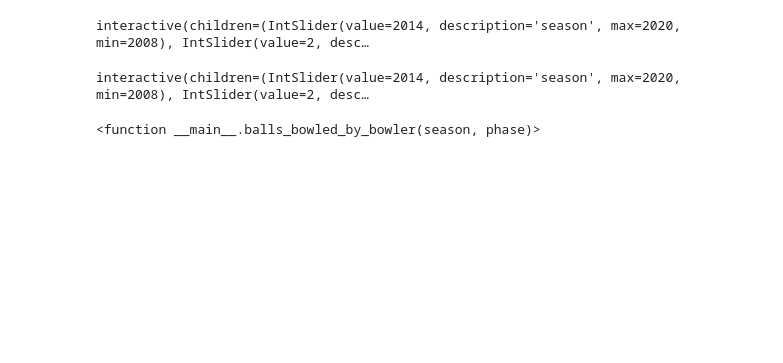
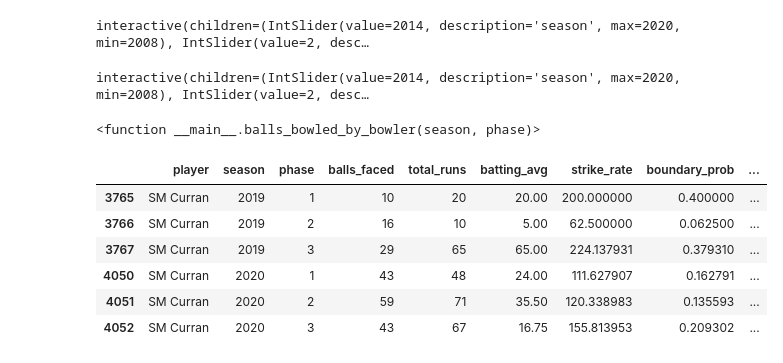
Before and after one commit to rohitbhamidi/ipl-player-salary, a Jupyter notebook: 1-DataWrangling.ipynb, the cells around one changed output. Saved outputs shown, nothing was run; the diff lists cells and outputs as text; code cells hidden in the pictures; blank space fills up the shorter version.

Commit message:
merged player stats, +pkl files

```diff
--- a/1-DataWrangling.ipynb
+++ b/1-DataWrangling.ipynb
@@ -697,0 +690,10 @@ general_comb = general_comb.sort_values(['Team','Season', 'SalaryUSD'], ascendin
+# %%
+batting_comb[batting_comb['player']=='SM Curran'].sort_values(['season','phase'])
+# %% [output]
+|  | player | season | phase | balls_faced | total_runs | batting_avg | strike_rate | boundary_prob | ... |
+| 3765 | SM Curran | 2019 | 1 | 10 | 20 | 20.00 | 200.000000 | 0.400000 | ... |
+| 3766 | SM Curran | 2019 | 2 | 16 | 10 | 5.00 | 62.500000 | 0.062500 | ... |
+| 3767 | SM Curran | 2019 | 3 | 29 | 65 | 65.00 | 224.137931 | 0.379310 | ... |
+| 4050 | SM Curran | 2020 | 1 | 43 | 48 | 24.00 | 111.627907 | 0.162791 | ... |
+| 4051 | SM Curran | 2020 | 2 | 59 | 71 | 35.50 | 120.338983 | 0.135593 | ... |
+| 4052 | SM Curran | 2020 | 3 | 43 | 67 | 16.75 | 155.813953 | 0.209302 | ... |
```
Also changed, not shown: parts of 22 cells of this notebook, 4 other files.
